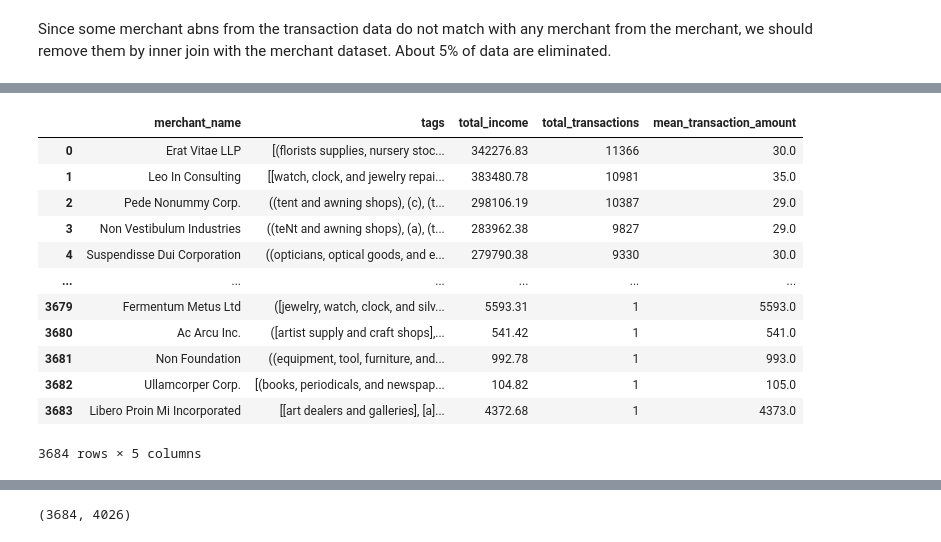
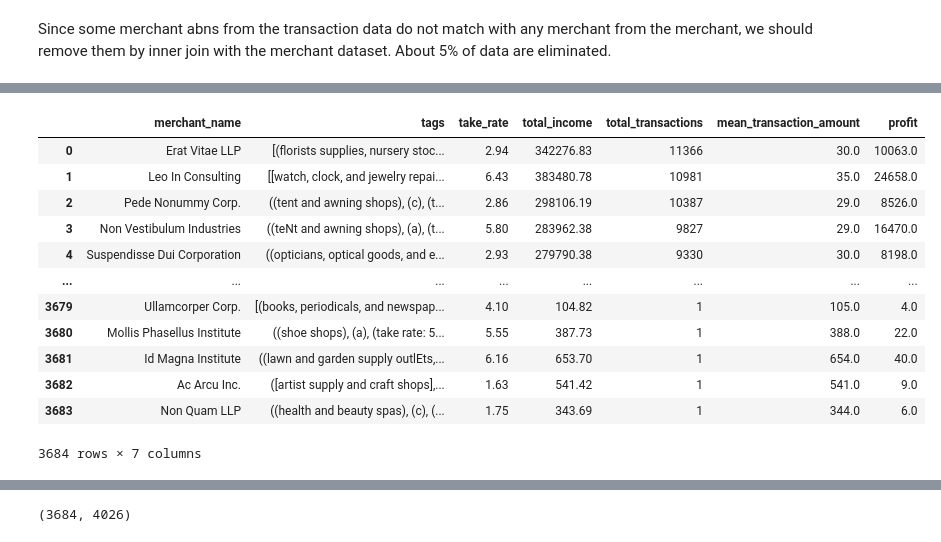
Before and after one commit to MAST30034-Applied-Data-Science/generic-buy-now-pay-later-project-group-33, a Jupyter notebook: notebooks/preliminary analysis.ipynb, the cells around one changed output, grey strips where cells are left out. Saved outputs shown, nothing was run; the diff lists cells and outputs as text; code cells hidden in the pictures.

```diff
--- a/notebooks/preliminary analysis.ipynb
+++ b/notebooks/preliminary analysis.ipynb
@@ -75,3 +78,9 @@ consumer_df =  consumer_id.join(raw_consumer_df, consumer_id.consumer_id == raw_
+# %%
+merchant_df = merchant_df.withColumn('tags_string', split(merchant_df['tags'], ':'))\
+                         .withColumn('rate_string', element_at(col('tags_string'), -1))\
+                         .withColumn('rate_substring', substring('rate_string', 1, 5))\
+                         .withColumn('take_rate', col('rate_substring').cast('double'))\
+                         .drop('rate_string', 'rate_substring', 'tags_string')
 # %%
 transactions_df = raw_transactions_df.join(merchant_df, raw_transactions_df.merchant_abn == merchant_df.merchant_abn, 'inner')\
                            .join(consumer_df, raw_transactions_df.user_id == consumer_df.user_id, 'inner')\
@@ -101,8 +110,9 @@ We compute the total income and number of transactions for each merchant for the
 # %%
-merchant_income = transactions_df.groupBy('merchant_name', 'tags')\
+merchant_detail = transactions_df.groupBy('merchant_name', 'tags', 'take_rate')\
                   .agg(
                        F.round(F.sum('dollar_value'),2).alias('total_income'),
-                       F.count('merchant_name').alias('total_transactions'))\
-                  .orderBy('total_income', ascending = False)\
-                  .withColumn('mean_transaction_amount',  F.round(F.col('total_income')/F.col('total_transactions')))
+                       F.count('merchant_name').alias('total_transactions'), )\
+                  .withColumn('mean_transaction_amount',  F.round(F.col('total_income')/F.col('total_transactions')))\
+                  .withColumn('profit',  F.round(F.col('total_income')*F.col('take_rate')/100))\
+                  .orderBy('profit', ascending = False)
 # %%
@@ -124,17 +134,17 @@ merchant_income.toPandas()
 # %%
-merchant_income.orderBy('total_transactions', ascending = False).toPandas()
+merchant_detail.orderBy('total_transactions', ascending = False).toPandas()
 # %% [output]
-|  | merchant_name | tags | total_income | total_transactions | mean_transaction_amount |
-| 0 | Erat Vitae LLP | [(florists supplies, nursery stoc... | 342276.83 | 11366 | 30.0 |
-| 1 | Leo In Consulting | [[watch, clock, and jewelry repai... | 383480.78 | 10981 | 35.0 |
-| 2 | Pede Nonummy Corp. | ((tent and awning shops), (c), (t... | 298106.19 | 10387 | 29.0 |
-| 3 | Non Vestibulum Industries | ((teNt and awning shops), (a), (t... | 283962.38 | 9827 | 29.0 |
-| 4 | Suspendisse Dui Corporation | ((opticians, optical goods, and e... | 279790.38 | 9330 | 30.0 |
-| ... | ... | ... | ... | ... | ... |
-| 3679 | Fermentum Metus Ltd | ([jewelry, watch, clock, and silv... | 5593.31 | 1 | 5593.0 |
-| 3680 | Ac Arcu Inc. | ([artist supply and craft shops],... | 541.42 | 1 | 541.0 |
-| 3681 | Non Foundation | ((equipment, tool, furniture, and... | 992.78 | 1 | 993.0 |
-| 3682 | Ullamcorper Corp. | [(books, periodicals, and newspap... | 104.82 | 1 | 105.0 |
-| 3683 | Libero Proin Mi Incorporated | [[art dealers and galleries], [a]... | 4372.68 | 1 | 4373.0 |
+|  | merchant_name | tags | take_rate | total_income | total_transactions | mean_transaction_amount | profit |
+| 0 | Erat Vitae LLP | [(florists supplies, nursery stoc... | 2.94 | 342276.83 | 11366 | 30.0 | 10063.0 |
+| 1 | Leo In Consulting | [[watch, clock, and jewelry repai... | 6.43 | 383480.78 | 10981 | 35.0 | 24658.0 |
+| 2 | Pede Nonummy Corp. | ((tent and awning shops), (c), (t... | 2.86 | 298106.19 | 10387 | 29.0 | 8526.0 |
+| 3 | Non Vestibulum Industries | ((teNt and awning shops), (a), (t... | 5.80 | 283962.38 | 9827 | 29.0 | 16470.0 |
+| 4 | Suspendisse Dui Corporation | ((opticians, optical goods, and e... | 2.93 | 279790.38 | 9330 | 30.0 | 8198.0 |
+| ... | ... | ... | ... | ... | ... | ... | ... |
+| 3679 | Ullamcorper Corp. | [(books, periodicals, and newspap... | 4.10 | 104.82 | 1 | 105.0 | 4.0 |
+| 3680 | Mollis Phasellus Institute | ((shoe shops), (a), (take rate: 5... | 5.55 | 387.73 | 1 | 388.0 | 22.0 |
+| 3681 | Id Magna Institute | ((lawn and garden supply outlEts,... | 6.16 | 653.70 | 1 | 654.0 | 40.0 |
+| 3682 | Ac Arcu Inc. | ([artist supply and craft shops],... | 1.63 | 541.42 | 1 | 541.0 | 9.0 |
+| 3683 | Non Quam LLP | ((health and beauty spas), (c), (... | 1.75 | 343.69 | 1 | 344.0 | 6.0 |
-3684 rows × 5 columns
+3684 rows × 7 columns
 # %%
```
Also changed, not shown: parts of 12 cells of this notebook, 1 other file.
